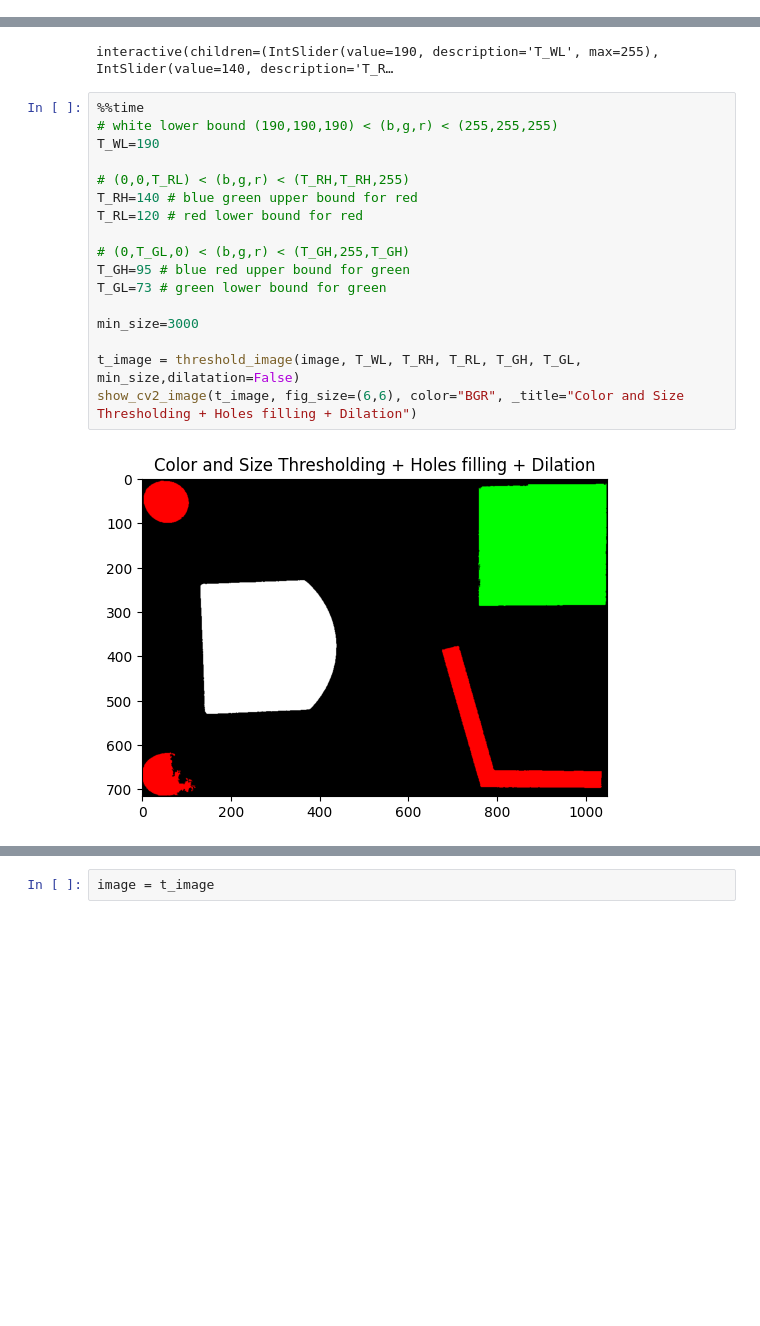
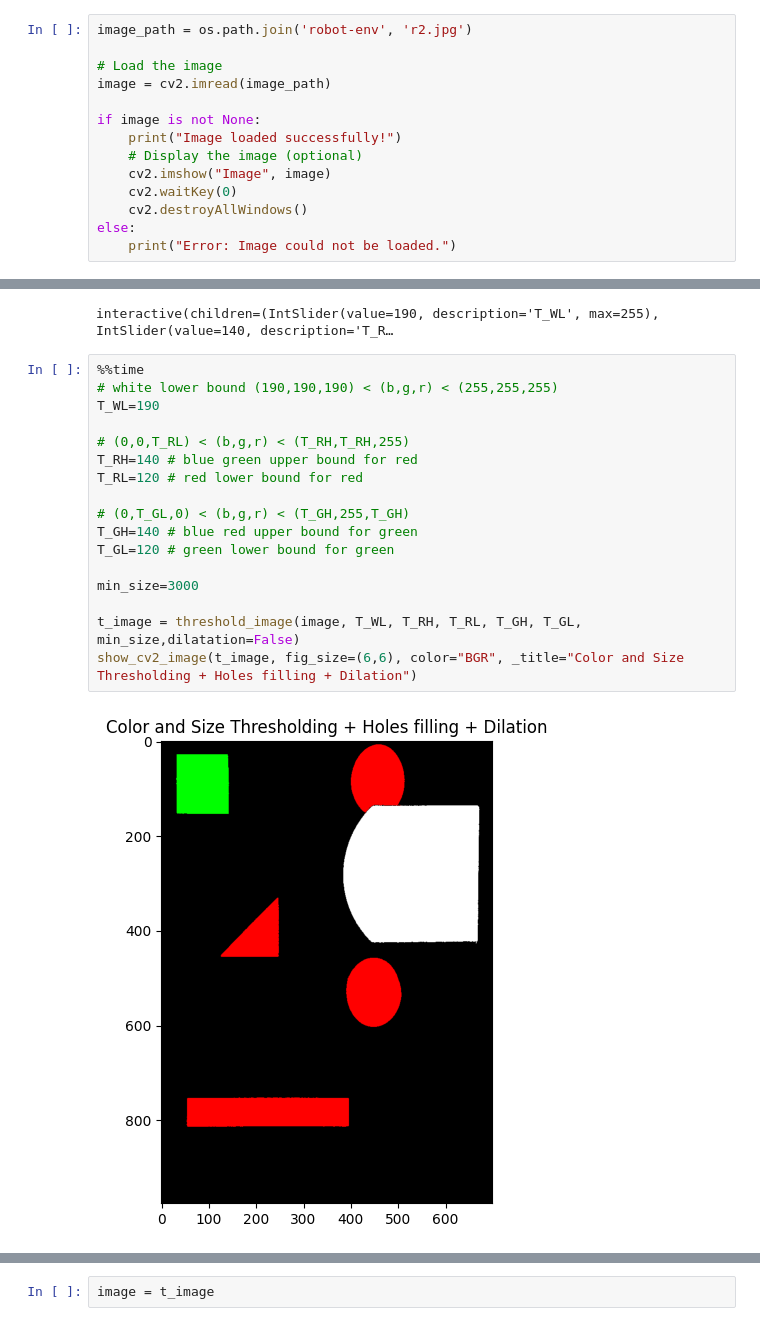
Before and after one commit to artdev99/MobileRobotics-Project, a Jupyter notebook: Init Vision.ipynb, the cells around one changed output, grey strips where cells are left out. Cells and saved outputs as stored; diff of their text form; blank space fills up the shorter version.

Commit message:
single image loading

```diff
--- a/Init Vision.ipynb
+++ b/Init Vision.ipynb
@@ -39,3 +34,17 @@ Hysteresis
 show_perspective(image, sigma_init=5, t1_init=50, t2_init=150, epsilon_int=0.1, epsilon_max=0.5)
 # %% [output]
 interactive(children=(IntSlider(value=5, description='Sigma', max=11, min=1, step=2), FloatSlider(value=0.1, d…
+# %%
+image_path = os.path.join('robot-env', 'r2.jpg')
+
+# Load the image
+image = cv2.imread(image_path)
+
+if image is not None:
+    print("Image loaded successfully!")
+    # Display the image (optional)
+    cv2.imshow("Image", image)
+    cv2.waitKey(0)
+    cv2.destroyAllWindows()
+else:
+    print("Error: Image could not be loaded.")
@@ -62,19 +73,19 @@ interactive(children=(IntSlider(value=190, description='T_WL', max=255), IntSlid
 # %%
 %%time
 # white lower bound (190,190,190) < (b,g,r) < (255,255,255)
 T_WL=190
 
 # (0,0,T_RL) < (b,g,r) < (T_RH,T_RH,255)
 T_RH=140 # blue green upper bound for red
 T_RL=120 # red lower bound for red
 
 # (0,T_GL,0) < (b,g,r) < (T_GH,255,T_GH)
-T_GH=95 # blue red upper bound for green
-T_GL=73 # green lower bound for green
+T_GH=140 # blue red upper bound for green
+T_GL=120 # green lower bound for green
 
 min_size=3000
 
 t_image = threshold_image(image, T_WL, T_RH, T_RL, T_GH, T_GL, min_size,dilatation=False)
 show_cv2_image(t_image, fig_size=(6,6), color="BGR", _title="Color and Size Thresholding + Holes filling + Dilation")
 # %% [output]
-[figure, old version]
+[figure, new version]
```
Also changed, not shown: parts of 7 cells of this notebook, 4 other files.
